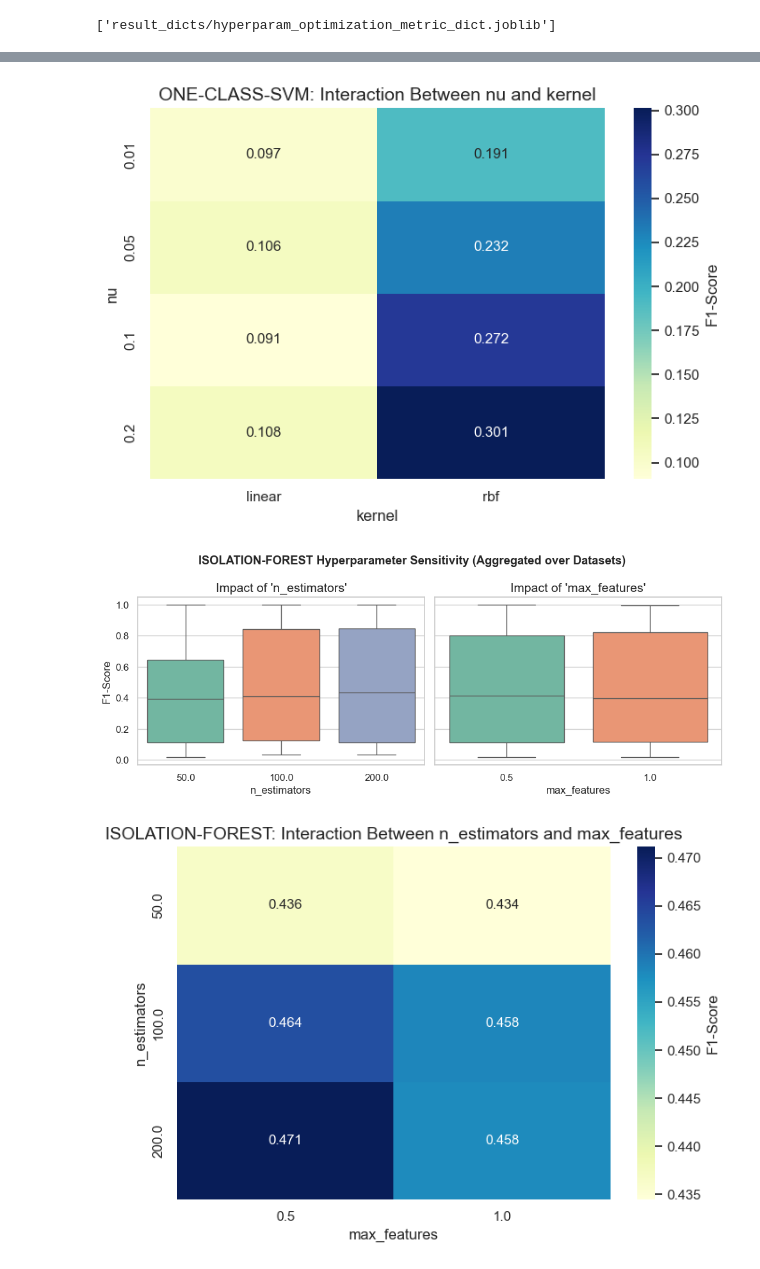
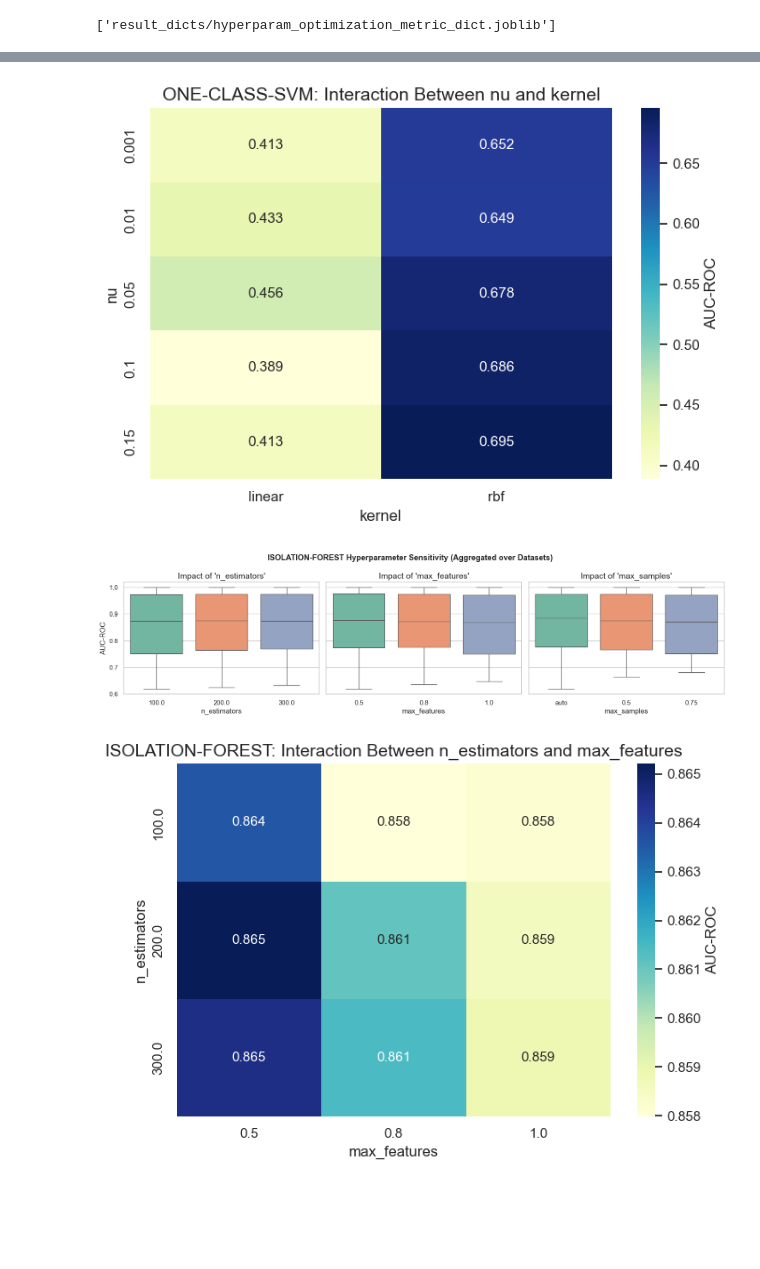
Before and after one commit to M-SZEWCZAK/outlier_detecion, a Jupyter notebook: outlier_detection.ipynb, the cells around one changed output, grey strips where cells are left out. Saved outputs shown, nothing was run; the diff lists cells and outputs as text; code cells hidden in the pictures; blank space fills up the shorter version.

Commit message:
stability analysis

```diff
--- a/outlier_detection.ipynb
+++ b/outlier_detection.ipynb
@@ -238,2 +267,12 @@ for metric in default_results['lof']['glass'].keys():
 # %% [markdown]
 # Hyperparameter influence
+# %%
+hyperparam_results = {
+    method: {dataset: [] for dataset in all_datasets.keys()}
+    for method in methods
+}
+# %%
+#reloading partial dict if training had to be broken (not necessary if you run from start):
+import joblib
+hyperparam_results=joblib.load("result_dicts/hyperparam_optimization_metric_dict_tmp_after_satimage-2.joblib")
+print(hyperparam_results)
@@ -334,37 +417,24 @@ Continuous-score methods tuning completed successfully.
 # %%
 sns.set_theme(style="whitegrid")
 plt.rcParams.update({'font.size': 11, 'axes.labelsize': 12, 'axes.titlesize': 14})
+df_results = extract_hyperparam_results_to_df(hyperparam_results)
+
+metric_of_interest = 'AUC-ROC'
 
 
 
-# 1. Flatten data
-df_results = extract_hyperparam_results_to_df(hyperparam_results)
-
-metric_of_interest = 'F1-Score'
-
-# If metric doesn't exist yet in your real data, fall back to a generic name
-if metric_of_interest not in df_results.columns:
-    # Pick the last column as a fallback metric assumption
-    metric_of_interest = df_results.columns[-1]
-
 print(f"Analyzing sensitivity using target metric: '{metric_of_interest}'")
-
-## 1. Aggregated Statistical Table (Sensitivity Analysis)
-
-# We calculate the variance/range of performance across hyperparameter changes per algorithm.
-# High standard deviation or a wide range implies high sensitivity.
 print("\n### HYPERPARAMETER SENSITIVITY SUMMARY PER ALGORITHM ###")
 summary_stats = df_results.groupby('method')[metric_of_interest].agg(['mean', 'std', 'min', 'max'])
 summary_stats['range'] = summary_stats['max'] - summary_stats['min']
 print(summary_stats.round(4).to_markdown())
 
-## 2. Visualization Code
-
-# Map out the exact hyperparameters we tested for each model to isolate them
 model_params = {
     "one-class-svm": ["nu", "kernel", "gamma","shrinking"],
-    "isolation-forest": ["n_estimators", "max_features"],
-    "lof": ["n_neighbors", "metric"]
+    "isolation-forest": ["n_estimators", "max_features","max_samples"],
+    "lof": ["n_neighbors", "metric","leaf_size"],
+    "dbscan":["eps","min_samples","metric"],
+    "deadwood":["M","max_debris_size","ema_dt"]
 }
 
 for method, params in model_params.items():
@@ -381,7 +451,6 @@ for method, params in model_params.items():
     fig.suptitle(f'{method.upper()} Hyperparameter Sensitivity (Aggregated over Datasets)', weight='bold')
 
     for i, param in enumerate(params):
-        # Boxplot shows both the stability (spread) and overall performance trend
         sns.boxplot(
             data=df_method,
             x=param,
@@ -399,7 +468,6 @@ for method, params in model_params.items():
     plt.tight_layout()
     plt.show()
 
-    # --- Interaction Heatmap Example (e.g., for Isolation Forest or LOF) ---
     if num_params >= 2:
         plt.figure(figsize=(7, 5))
         # Pivot table to find mean performance across the first two parameters
@@ -426,3 +496,3 @@ Analyzing sensitivity using target metric: 'F1-Score'
-[figure, old version]
+[figure, new version]
-[figure, old version]
+[figure, new version]
-[figure, old version]
+[figure, new version]
```
Also changed, not shown: parts of 9 cells of this notebook.
